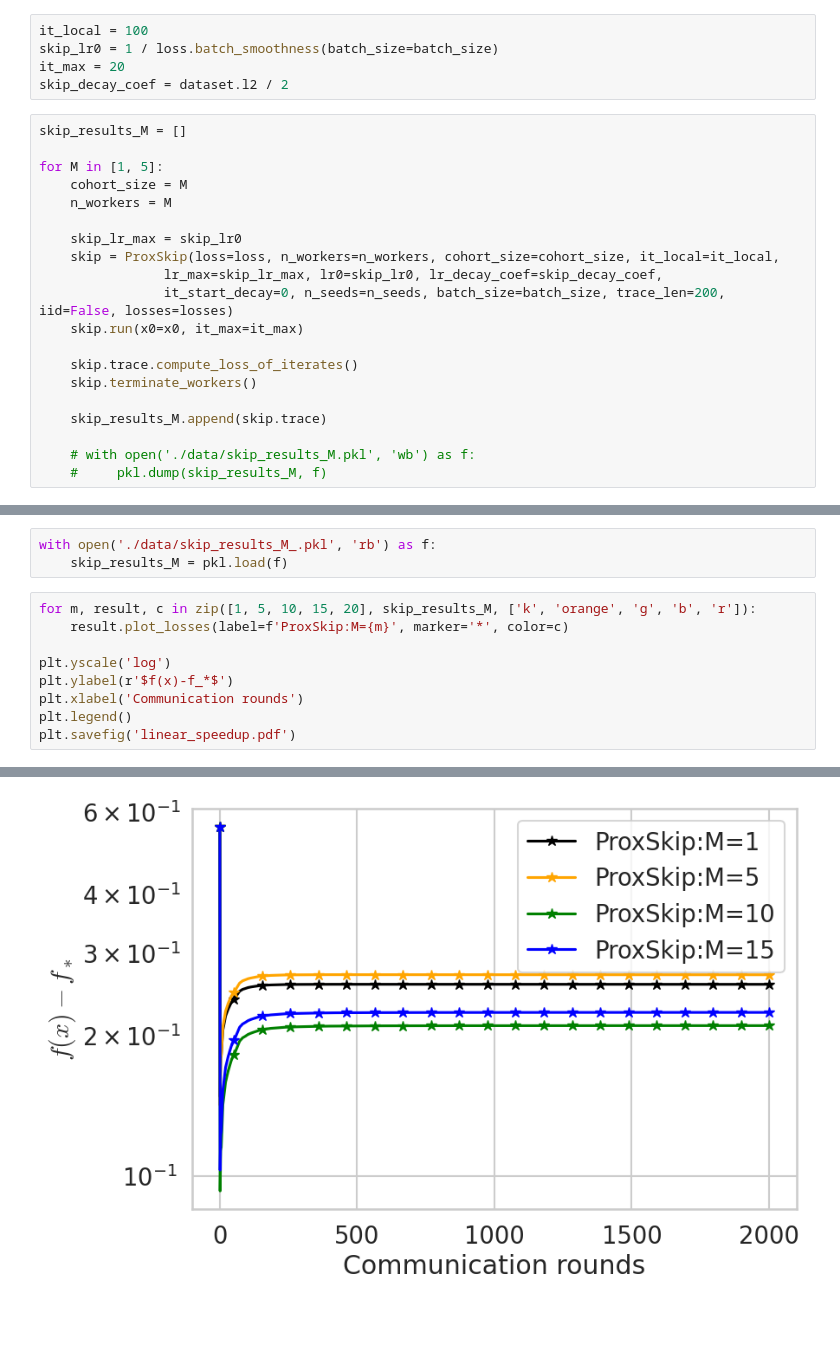
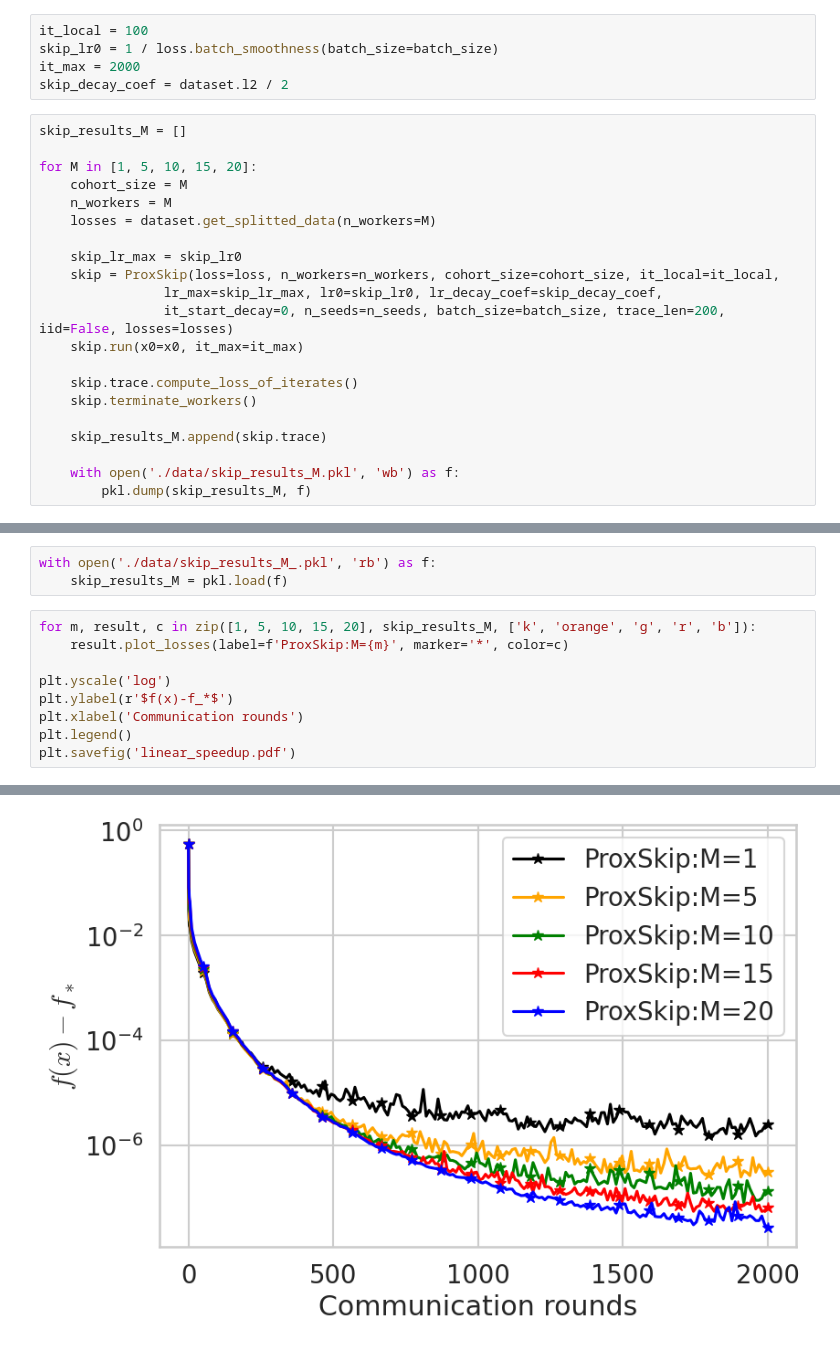
Before and after one commit to Glebzok/ProxSkip, a Jupyter notebook: proxskip/experiments.ipynb, the cells around one changed output, grey strips where cells are left out. Saved outputs shown, nothing was run; the diff lists cells and outputs as text; blank space fills up the shorter version.

Commit message:
2c plot

```diff
--- a/proxskip/experiments.ipynb
+++ b/proxskip/experiments.ipynb
@@ -60,14 +60,15 @@ batch_size = 2000
 # %%
 it_local = 100
 skip_lr0 = 1 / loss.batch_smoothness(batch_size=batch_size)
-it_max = 20
+it_max = 2000
 skip_decay_coef = dataset.l2 / 2
 # %%
 skip_results_M = []
 
-for M in [1, 5]:
+for M in [1, 5, 10, 15, 20]:
     cohort_size = M
     n_workers = M
+    losses = dataset.get_splitted_data(n_workers=M)
 
     skip_lr_max = skip_lr0
     skip = ProxSkip(loss=loss, n_workers=n_workers, cohort_size=cohort_size, it_local=it_local,
@@ -80,5 +81,5 @@ for M in [1, 5]:
 
     skip_results_M.append(skip.trace)
 
-    # with open('./data/skip_results_M.pkl', 'wb') as f:
-    #     pkl.dump(skip_results_M, f)
+    with open('./data/skip_results_M.pkl', 'wb') as f:
+        pkl.dump(skip_results_M, f)
@@ -88,19 +87,19 @@ TypeError: too many positional arguments
 with open('./data/skip_results_M_.pkl', 'rb') as f:
     skip_results_M = pkl.load(f)
 # %%
-for m, result, c in zip([1, 5, 10, 15, 20], skip_results_M, ['k', 'orange', 'g', 'b', 'r']):
+for m, result, c in zip([1, 5, 10, 15, 20], skip_results_M, ['k', 'orange', 'g', 'r', 'b']):
     result.plot_losses(label=f'ProxSkip:M={m}', marker='*', color=c)
 
 plt.yscale('log')
 plt.ylabel(r'$f(x)-f_*$')
 plt.xlabel('Communication rounds')
 plt.legend()
 plt.savefig('linear_speedup.pdf')
 # %% [output]
 'created' timestamp seems very low; regarding as unix timestamp
 'modified' timestamp seems very low; regarding as unix timestamp
 'created' timestamp seems very low; regarding as unix timestamp
 'modified' timestamp seems very low; regarding as unix timestamp
 'created' timestamp seems very low; regarding as unix timestamp
 'modified' timestamp seems very low; regarding as unix timestamp
-[figure, old version]
+[figure, new version]
```
Also changed, not shown: parts of 4 cells of this notebook.
